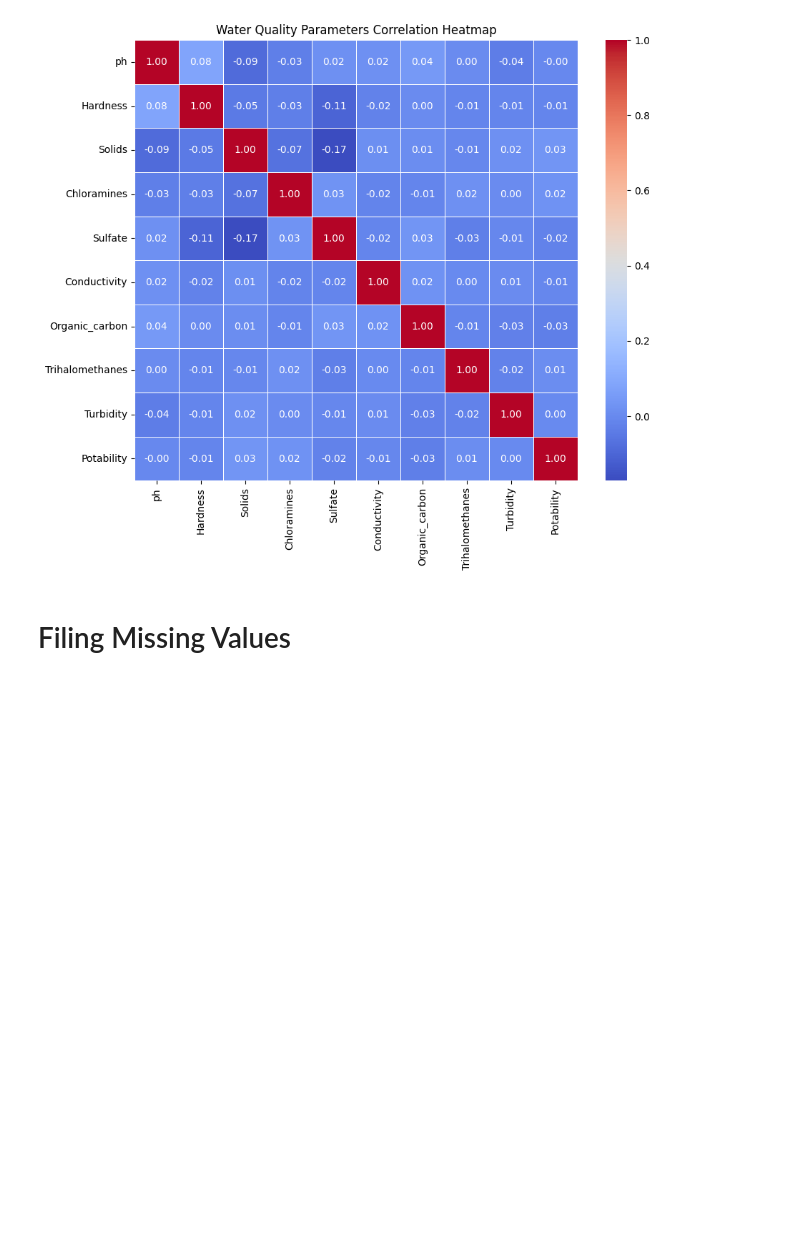
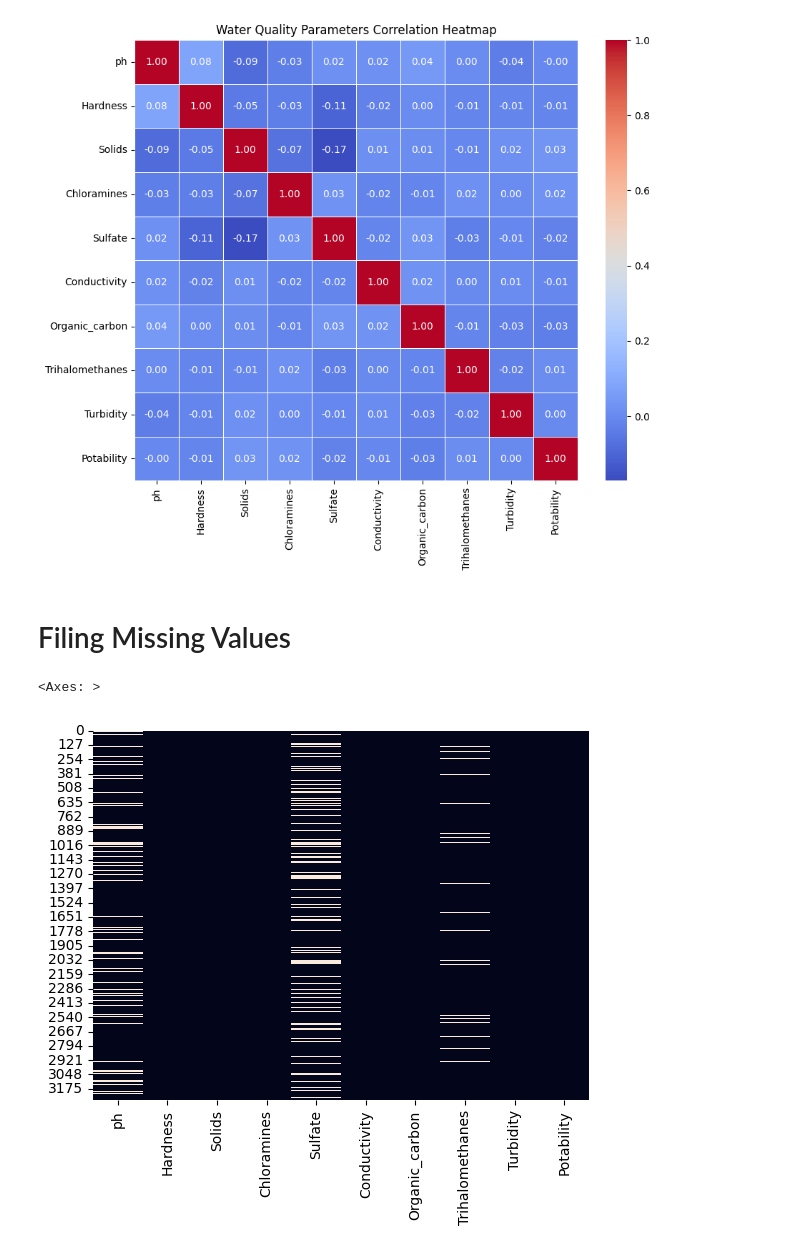
Before and after one commit to nikor3/WaterRangers, a Jupyter notebook: About_dataset.ipynb, the cells around one changed output. Cells and saved outputs as stored; diff of their text form; code cells hidden in the pictures; blank space fills up the shorter version.

```diff
--- a/About_dataset.ipynb
+++ b/About_dataset.ipynb
@@ -45,0 +37,7 @@ df.head()
+# %%
+# Download latest version
+path = kagglehub.dataset_download("adityakadiwal/water-potability")
+
+# Import datasets / DataFrame
+df = pd.read_csv(path + "/water_potability.csv")
+df.head()
@@ -152,3 +159,9 @@ plt.show()
 [figure]
 # %% [markdown]
 # Filing Missing Values
+# %%
+#Visualizing the null values
+sns.heatmap(df.isnull(), cbar=False)
+# %% [output]
+<Axes: >
+[figure, added]
```
Also changed, not shown: parts of 3 cells of this notebook.
